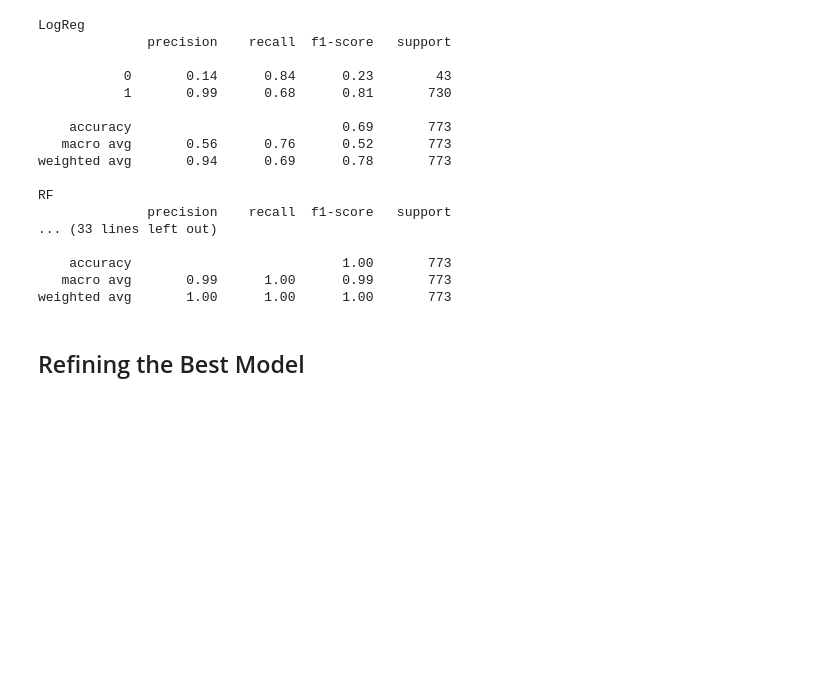
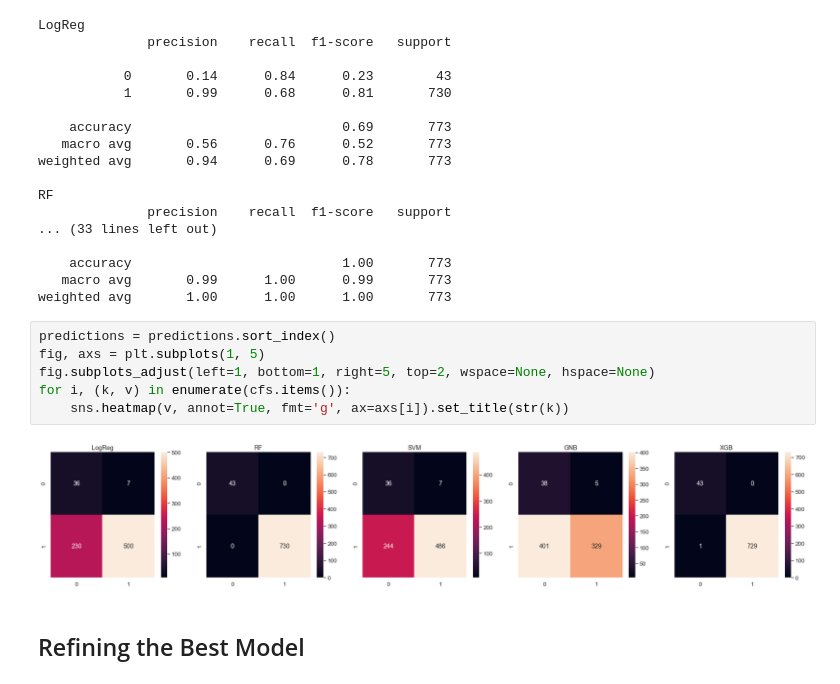
Before and after one commit to zcoriarty/Loan-Default-Prediction, a Jupyter notebook: sklearn.ipynb, the cells around one changed output. Drawn from its saved outputs; the diff is of its cells as text; blank space fills up the shorter version.

Commit message:
Added quick visuals

```diff
--- a/sklearn.ipynb
+++ b/sklearn.ipynb
@@ -235,6 +235,14 @@ RF
     accuracy                           1.00       773
    macro avg       0.99      1.00      0.99       773
 weighted avg       1.00      1.00      1.00       773
+# %%
+predictions = predictions.sort_index()
+fig, axs = plt.subplots(1, 5)
+fig.subplots_adjust(left=1, bottom=1, right=5, top=2, wspace=None, hspace=None)
+for i, (k, v) in enumerate(cfs.items()):
+	sns.heatmap(v, annot=True, fmt='g', ax=axs[i]).set_title(str(k))
+# %% [output]
+[figure, added]
 # %% [markdown]
 ## Refining the Best Model
 # %%
```
